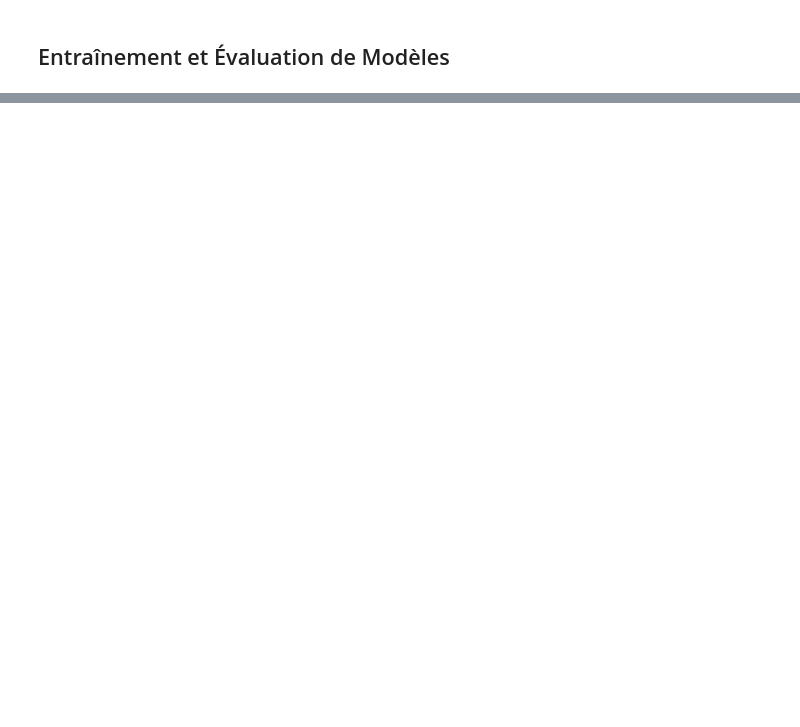
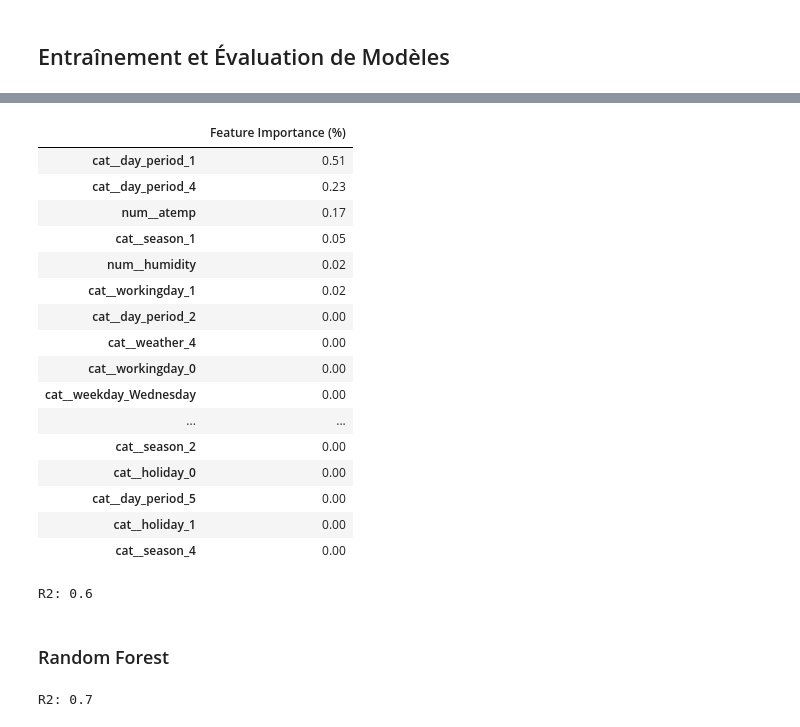
Before and after one commit to Antoine101/Bike-Sharing-Demand, a Jupyter notebook: Bike Sharing Demand.ipynb, the cells around one changed output, grey strips where cells are left out. Cells and saved outputs as stored; diff of their text form; code cells hidden in the pictures; blank space fills up the shorter version.

```diff
--- a/Bike Sharing Demand.ipynb
+++ b/Bike Sharing Demand.ipynb
@@ -797,0 +495,19 @@ GridSearchCV(cv=5,
+# %%
+random_grid = {
+        "model__criterion": ["squared_error", "friedman_mse", "absolute_error", "poisson"],
+        "model__splitter": ["best", "random"],
+        "model__max_depth": [2, 4],
+        "model__min_samples_split": [2, 4],
+        "model__min_samples_leaf": [2],
+        "model__max_features": ["auto", "sqrt", "log2"]
+}
+
+pp.pprint(random_grid)
+
+total_conf = 1
+for _, value in random_grid.items():
+    if isinstance(value, list):
+        total_conf *= len(value)
+
+print("\n")
+print(f"Total number of configurations: {total_conf}")
@@ -797,0 +527,15 @@ GridSearchCV(cv=5,
+# %%
+random_search = RandomizedSearchCV(
+                                    estimator=pipeline,
+                                    param_distributions=random_grid,
+                                    n_iter=30,
+                                    cv=5,
+                                    scoring="r2",
+                                    verbose=1,
+                                    n_jobs=4,
+                                    random_state=42
+                                )
+random_search.fit(X_train, y_train)
+print(f"Best score: {round(random_search.best_score_, 2)}")
+pp = pprint.PrettyPrinter(indent=4)
+pp.pprint(random_search.best_params_)
@@ -797,0 +551,32 @@ GridSearchCV(cv=5,
+# %%
+features_name = pipeline.named_steps["preprocessor"].get_feature_names_out()
+features_importance = np.around(random_search.best_estimator_.named_steps["model"].feature_importances_, decimals=2)
+
+fi_df = pd.DataFrame(data={"Feature Importance (%)": features_importance}, index=features_name)
+fi_df.sort_values(by="Feature Importance (%)", ascending=False)
+# %% [output]
+|  | Feature Importance (%) |
+| cat__day_period_1 | 0.51 |
+| cat__day_period_4 | 0.23 |
+| num__atemp | 0.17 |
+| cat__season_1 | 0.05 |
+| num__humidity | 0.02 |
+| cat__workingday_1 | 0.02 |
+| cat__day_period_2 | 0.00 |
+| cat__weather_4 | 0.00 |
+| cat__workingday_0 | 0.00 |
+| cat__weekday_Wednesday | 0.00 |
+| ... | ... |
+| cat__season_2 | 0.00 |
+| cat__holiday_0 | 0.00 |
+| cat__day_period_5 | 0.00 |
+| cat__holiday_1 | 0.00 |
+| cat__season_4 | 0.00 |
+# %%
+predictions = random_search.predict(X_test)
+r2 = r2_score(y_test, predictions)
+print(f"R2: {round(r2, 2)}")
+# %% [output]
+R2: 0.6
+# %% [markdown]
+### Random Forest
@@ -797,0 +588,7 @@ GridSearchCV(cv=5,
+# %%
+pipeline.fit(X_train, y_train)
+predictions = pipeline.predict(X_test)
+r2 = r2_score(y_test, predictions)
+print(f"R2: {round(r2, 2)}")
+# %% [output]
+R2: 0.7
```
Also changed, not shown: parts of 93 cells of this notebook.
